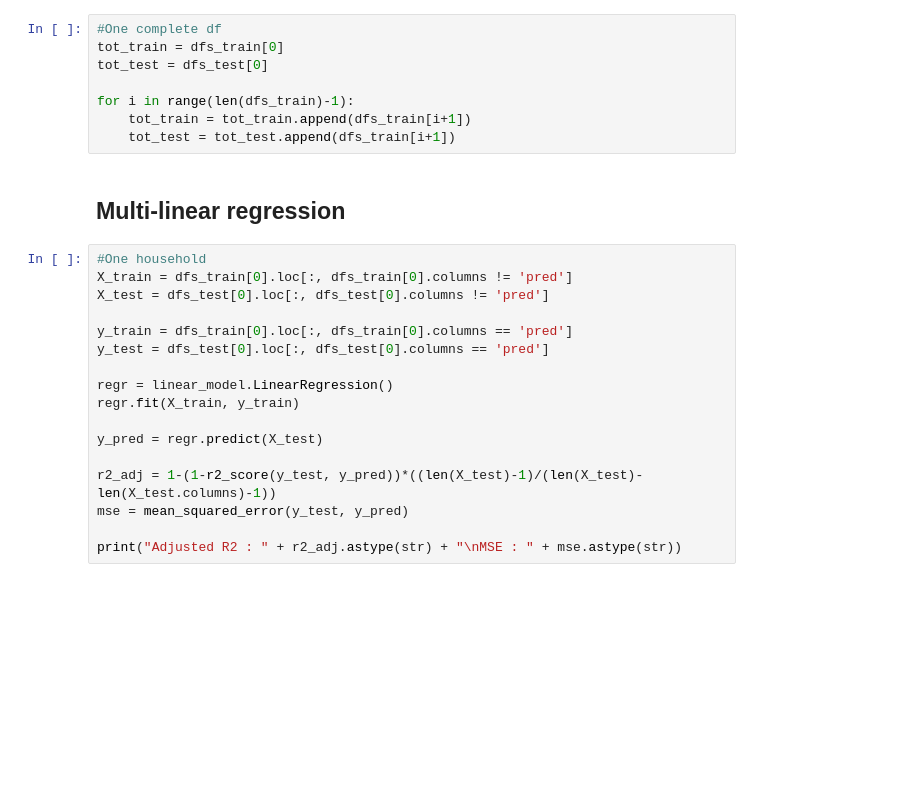
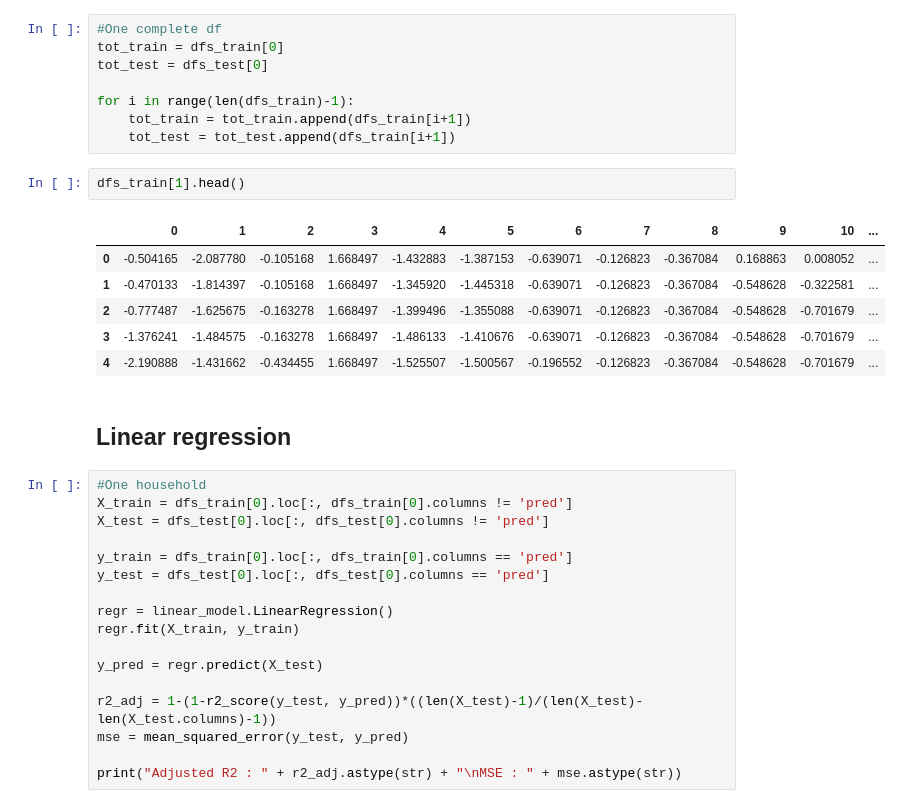
Before and after one commit to Nicolaskirsch2000/PV_prediction, a Jupyter notebook: test_model.ipynb, the cells around one changed output. Saved outputs shown, nothing was run; the diff lists cells and outputs as text; blank space fills up the shorter version.

```diff
--- a/test_model.ipynb
+++ b/test_model.ipynb
@@ -46,8 +44,17 @@ tot_test = dfs_test[0]
 for i in range(len(dfs_train)-1):
     tot_train = tot_train.append(dfs_train[i+1])
     tot_test = tot_test.append(dfs_train[i+1])
+# %%
+dfs_train[1].head()
+# %% [output]
+|  | 0 | 1 | 2 | 3 | 4 | 5 | 6 | 7 | 8 | 9 | 10 | ... |
+| 0 | -0.504165 | -2.087780 | -0.105168 | 1.668497 | -1.432883 | -1.387153 | -0.639071 | -0.126823 | -0.367084 | 0.168863 | 0.008052 | ... |
+| 1 | -0.470133 | -1.814397 | -0.105168 | 1.668497 | -1.345920 | -1.445318 | -0.639071 | -0.126823 | -0.367084 | -0.548628 | -0.322581 | ... |
+| 2 | -0.777487 | -1.625675 | -0.163278 | 1.668497 | -1.399496 | -1.355088 | -0.639071 | -0.126823 | -0.367084 | -0.548628 | -0.701679 | ... |
+| 3 | -1.376241 | -1.484575 | -0.163278 | 1.668497 | -1.486133 | -1.410676 | -0.639071 | -0.126823 | -0.367084 | -0.548628 | -0.701679 | ... |
+| 4 | -2.190888 | -1.431662 | -0.434455 | 1.668497 | -1.525507 | -1.500567 | -0.196552 | -0.126823 | -0.367084 | -0.548628 | -0.701679 | ... |
 # %% [markdown]
-## Multi-linear regression
+## Linear regression
 # %%
 #One household
 X_train = dfs_train[0].loc[:, dfs_train[0].columns != 'pred']
```
Also changed, not shown: parts of 7 cells of this notebook, 7 other files.
